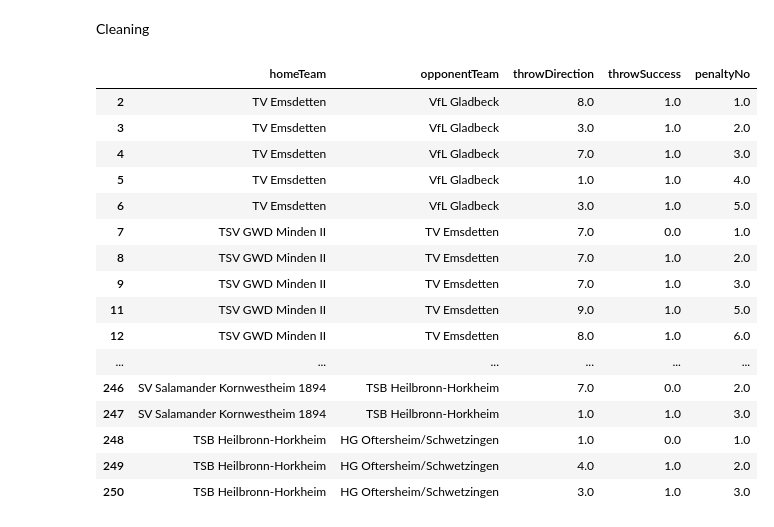
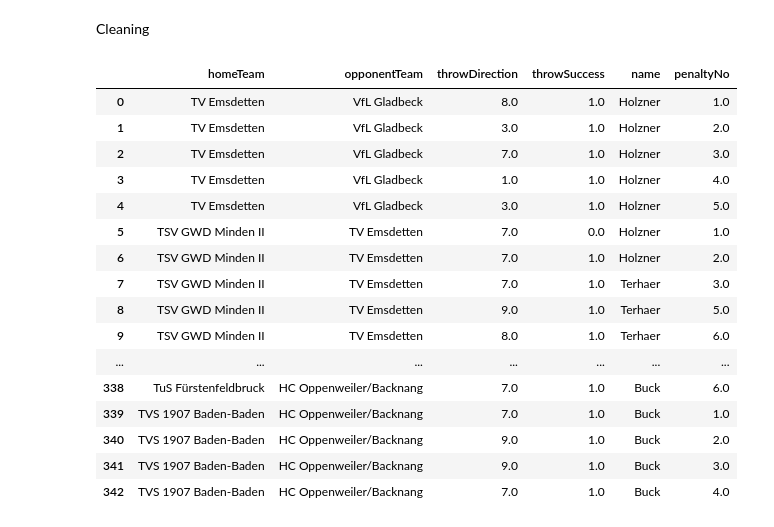
Before and after one commit to nayansavaliya/handball-data-science, a Jupyter notebook: src/Analysis2/league3PenaltywiseQuad.ipynb, the cells around one changed output. Cells and saved outputs as stored; diff of their text form; code cells hidden in the pictures.

```diff
--- a/src/Analysis2/league3PenaltywiseQuad.ipynb
+++ b/src/Analysis2/league3PenaltywiseQuad.ipynb
@@ -9,7 +9,7 @@ import seaborn as sns
 # %% [markdown]
 Read Data
 # %%
-file = pd.ExcelFile("../../data/v4/Handball 3. Liga vom 19.12.2022.xlsx")
+file = pd.ExcelFile("../../data/v7/Handball 3. Liga vom 16.01.2023.xlsx")
 
 file.sheet_names
 
@@ -56,36 +56,36 @@ df.head()
 # %% [markdown]
 Cleaning
 # %%
-df = df.loc[:,('homeTeam','opponentTeam','throwDirection','throwSuccess')].copy()
+df = df.loc[:,('homeTeam','opponentTeam','throwDirection','throwSuccess','name')].copy()
 # Naming correction
 df['homeTeam'].replace('SV Salamander Kornwestheim.....', 'SV Salamander Kornwestheim 1894',inplace=True,regex=True)
 df['opponentTeam'].replace('SV Salamander Kornwestheim.....', 'SV Salamander Kornwestheim 1894',inplace=True,regex=True)
+df['throwSuccess'].replace(2.0, 1.0,inplace=True)
 df.loc[0, 'penaltyNo'] = 1
-
 for i in range(1, len(df)):
     df.loc[i, 'penaltyNo'] = df.loc[i-1, 'penaltyNo']+1 if df.loc[i-1, 'homeTeam'] == df.loc[i, 'homeTeam'] and df.loc[i-1, 'opponentTeam'] == df.loc[i, 'opponentTeam'] else 1
+df.dropna(inplace=True)
+df.reset_index(drop=True, inplace=True)
 pd.set_option("display.max_rows", None, "display.max_columns", None)
-df.dropna(inplace=True)
-df['throwSuccess'].replace(2.0, 1.0,inplace=True)
-df
+df.sort_index(ascending=True)
 # %% [output]
-|  | homeTeam | opponentTeam | throwDirection | throwSuccess | penaltyNo |
-| 2 | TV Emsdetten | VfL Gladbeck | 8.0 | 1.0 | 1.0 |
-| 3 | TV Emsdetten | VfL Gladbeck | 3.0 | 1.0 | 2.0 |
-| 4 | TV Emsdetten | VfL Gladbeck | 7.0 | 1.0 | 3.0 |
-| 5 | TV Emsdetten | VfL Gladbeck | 1.0 | 1.0 | 4.0 |
-| 6 | TV Emsdetten | VfL Gladbeck | 3.0 | 1.0 | 5.0 |
-| 7 | TSV GWD Minden II | TV Emsdetten | 7.0 | 0.0 | 1.0 |
-| 8 | TSV GWD Minden II | TV Emsdetten | 7.0 | 1.0 | 2.0 |
-| 9 | TSV GWD Minden II | TV Emsdetten | 7.0 | 1.0 | 3.0 |
-| 11 | TSV GWD Minden II | TV Emsdetten | 9.0 | 1.0 | 5.0 |
-| 12 | TSV GWD Minden II | TV Emsdetten | 8.0 | 1.0 | 6.0 |
-| ... | ... | ... | ... | ... | ... |
-| 246 | SV Salamander Kornwestheim 1894 | TSB Heilbronn-Horkheim | 7.0 | 0.0 | 2.0 |
-| 247 | SV Salamander Kornwestheim 1894 | TSB Heilbronn-Horkheim | 1.0 | 1.0 | 3.0 |
-| 248 | TSB Heilbronn-Horkheim | HG Oftersheim/Schwetzingen | 1.0 | 0.0 | 1.0 |
-| 249 | TSB Heilbronn-Horkheim | HG Oftersheim/Schwetzingen | 4.0 | 1.0 | 2.0 |
-| 250 | TSB Heilbronn-Horkheim | HG Oftersheim/Schwetzingen | 3.0 | 1.0 | 3.0 |
+|  | homeTeam | opponentTeam | throwDirection | throwSuccess | name | penaltyNo |
+| 0 | TV Emsdetten | VfL Gladbeck | 8.0 | 1.0 | Holzner | 1.0 |
+| 1 | TV Emsdetten | VfL Gladbeck | 3.0 | 1.0 | Holzner | 2.0 |
+| 2 | TV Emsdetten | VfL Gladbeck | 7.0 | 1.0 | Holzner | 3.0 |
+| 3 | TV Emsdetten | VfL Gladbeck | 1.0 | 1.0 | Holzner | 4.0 |
+| 4 | TV Emsdetten | VfL Gladbeck | 3.0 | 1.0 | Holzner | 5.0 |
+| 5 | TSV GWD Minden II | TV Emsdetten | 7.0 | 0.0 | Holzner | 1.0 |
+| 6 | TSV GWD Minden II | TV Emsdetten | 7.0 | 1.0 | Holzner | 2.0 |
+| 7 | TSV GWD Minden II | TV Emsdetten | 7.0 | 1.0 | Terhaer | 3.0 |
+| 8 | TSV GWD Minden II | TV Emsdetten | 9.0 | 1.0 | Terhaer | 5.0 |
+| 9 | TSV GWD Minden II | TV Emsdetten | 8.0 | 1.0 | Terhaer | 6.0 |
+| ... | ... | ... | ... | ... | ... | ... |
+| 338 | TuS Fürstenfeldbruck | HC Oppenweiler/Backnang | 7.0 | 1.0 | Buck | 6.0 |
+| 339 | TVS 1907 Baden-Baden | HC Oppenweiler/Backnang | 7.0 | 1.0 | Buck | 1.0 |
+| 340 | TVS 1907 Baden-Baden | HC Oppenweiler/Backnang | 9.0 | 1.0 | Buck | 2.0 |
+| 341 | TVS 1907 Baden-Baden | HC Oppenweiler/Backnang | 9.0 | 1.0 | Buck | 3.0 |
+| 342 | TVS 1907 Baden-Baden | HC Oppenweiler/Backnang | 7.0 | 1.0 | Buck | 4.0 |
 # %%
 df1 =pd.crosstab(df['penaltyNo'], df['throwDirection'], margins=True, margins_name="Total")
 df1
```
Also changed, not shown: parts of 10 cells of this notebook, 7 other files.
